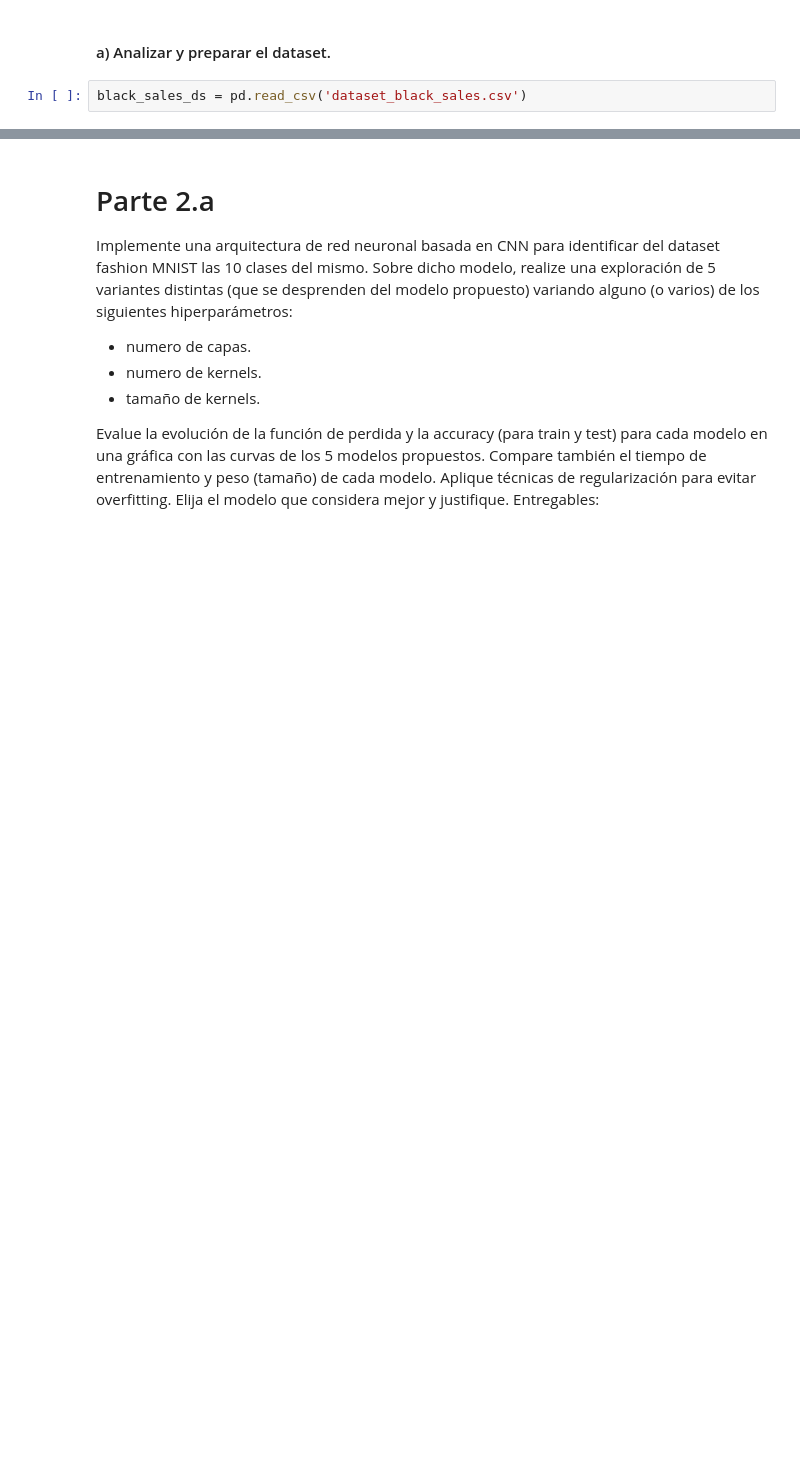
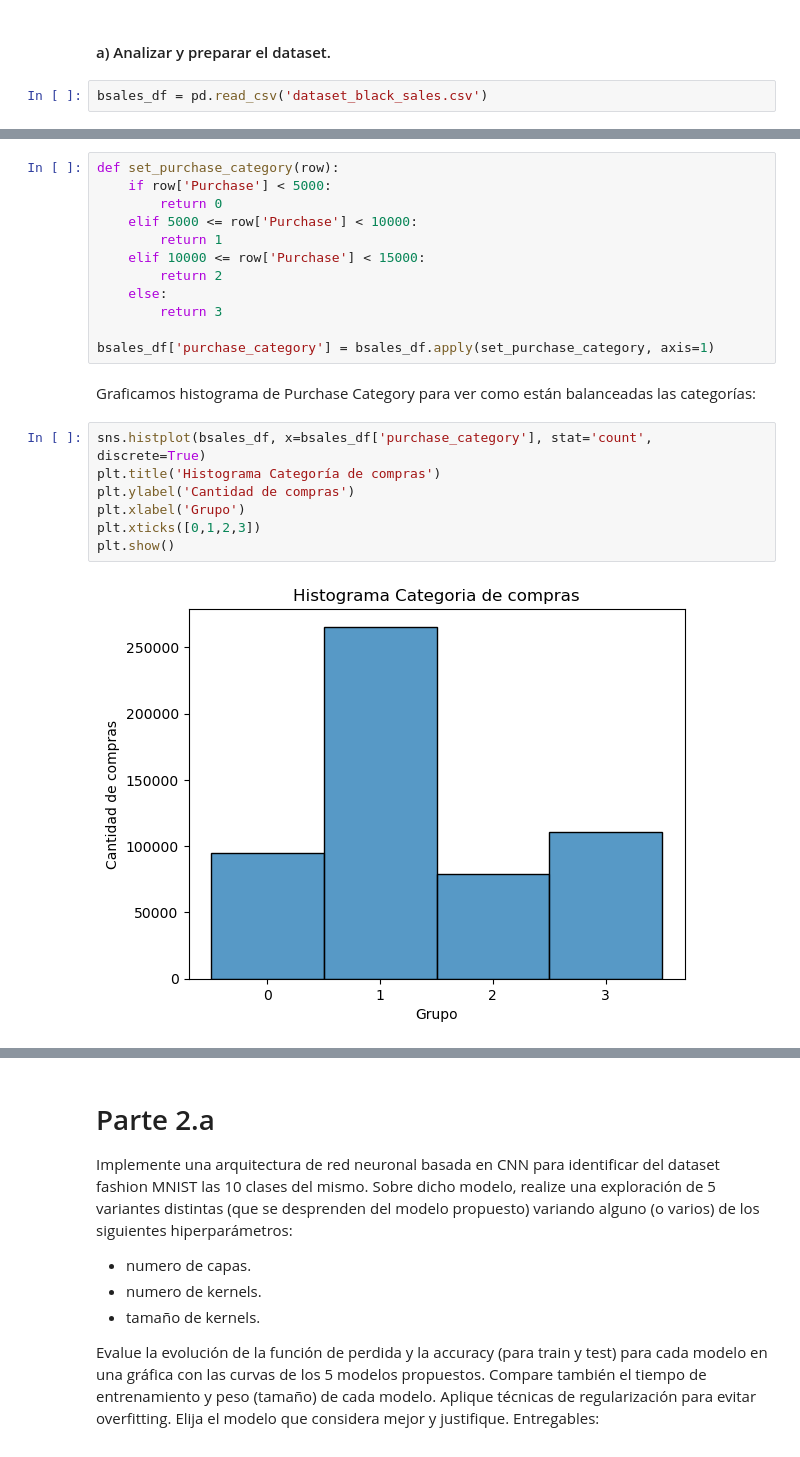
Before and after one commit to vasconcelosfer/DeepLearning, a Jupyter notebook: Deep_Learning_TP_Cohorte_16_4B2024.ipynb, the cells around one changed output, grey strips where cells are left out. Cells and saved outputs as stored; diff of their text form; blank space fills up the shorter version.

```diff
--- a/Deep_Learning_TP_Cohorte_16_4B2024.ipynb
+++ b/Deep_Learning_TP_Cohorte_16_4B2024.ipynb
@@ -43,4 +45,4 @@ import pandas as pd
 # %% [markdown]
 #### a) Analizar y preparar el dataset.
 # %%
-black_sales_ds = pd.read_csv('dataset_black_sales.csv')
+bsales_df = pd.read_csv('dataset_black_sales.csv')
@@ -111,0 +148,23 @@ print(np.sort(black_sales_ds.Product_Category_3.unique()))
+# %%
+def set_purchase_category(row):
+    if row['Purchase'] < 5000:
+        return 0
+    elif 5000 <= row['Purchase'] < 10000:
+        return 1
+    elif 10000 <= row['Purchase'] < 15000:
+        return 2
+    else:
+        return 3
+
+bsales_df['purchase_category'] = bsales_df.apply(set_purchase_category, axis=1)
+# %% [markdown]
+Graficamos histograma de Purchase Category para ver como están balanceadas las categorías:
+# %%
+sns.histplot(bsales_df, x=bsales_df['purchase_category'], stat='count', discrete=True)
+plt.title('Histograma Categoría de compras')
+plt.ylabel('Cantidad de compras')
+plt.xlabel('Grupo')
+plt.xticks([0,1,2,3])
+plt.show()
+# %% [output]
+[figure, added]
```
Also changed, not shown: parts of 30 cells of this notebook.
